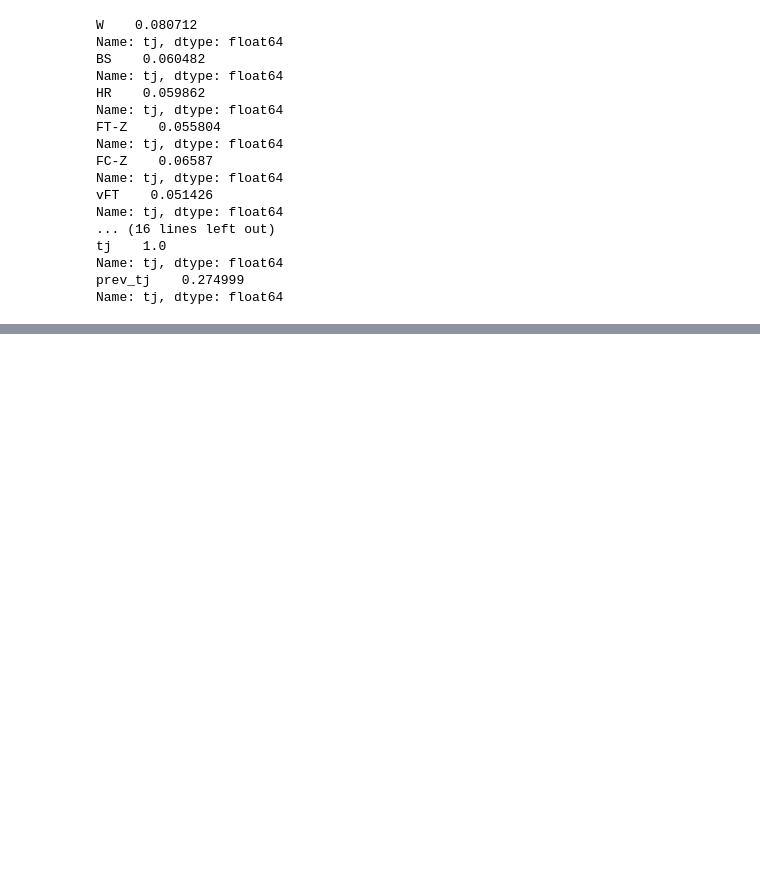
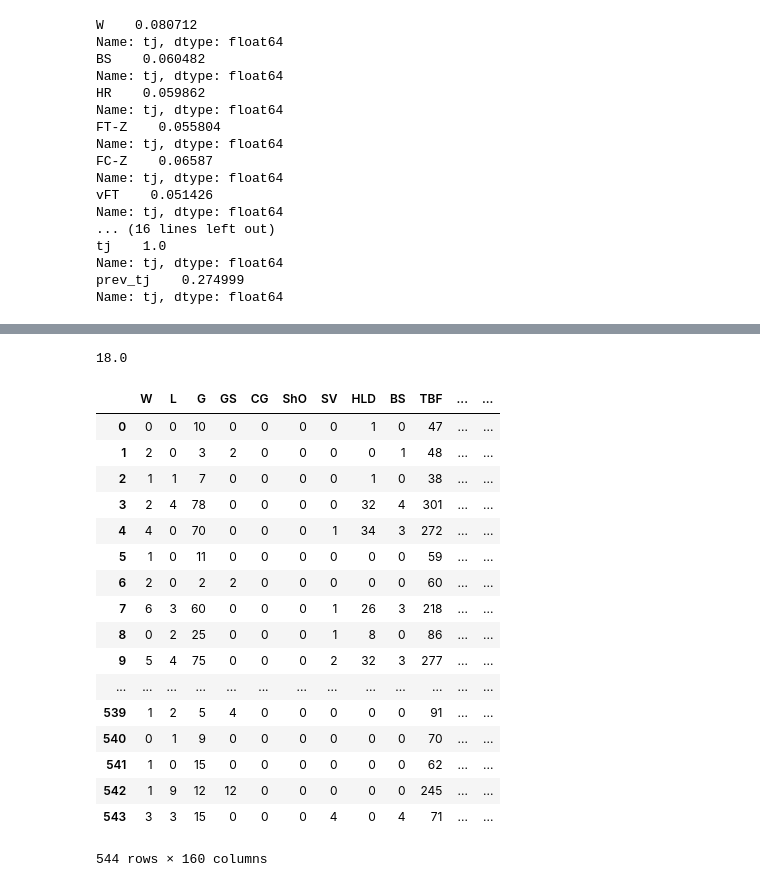
Before and after one commit to anthonygesek/tj_predictor, a Jupyter notebook: TJtime.ipynb, the cells around one changed output, grey strips where cells are left out. Drawn from its saved outputs; the diff is of its cells as text; code cells hidden in the pictures; blank space fills up the shorter version.

```diff
--- a/TJtime.ipynb
+++ b/TJtime.ipynb
@@ -312,4 +312,0 @@ dtype: int64
-# %%
-
-for index, row in pitchers_2014.iterrows():
-    pitchers_2014.loc[index,'IP'] = np.mean(pitchers_2014.loc[index,'IP_x'])
@@ -382,6 +445,8 @@ Name: HR/FB, dtype: object
 def f(x):
     if x > 0 and type(x) is not float:
         return float(x.split(' %')[0])
+    else:
+        return x
 # %%
 cols2014 = pitchers_2014.columns.tolist()
 # %%
@@ -513,3 +578,18 @@ tj    1.0
 Name: tj, dtype: float64
 prev_tj    0.274999
 Name: tj, dtype: float64
+# %%
+def engineer(dataframe, year):
+    cols = dataframe.columns.tolist()
+    for c in cols:
+        if '%' in c:
+            dataframe[c] = dataframe[c].apply(f)
+    dataframe['HR/FB'] = dataframe['HR/FB'].apply(f)
+    dataframe['playerid'] = dataframe['playerid'].apply(lambda x:str(x))
+    for index, row in dataframe.iterrows():
+        if row['playerid'] in tj_dict and tj_dict[row['playerid']]['year'] == year + 1:
+            dataframe.loc[index, 'tj'] = 1
+        else:
+            dataframe.loc[index, 'tj'] = 0
+    dataframe['playerid'] = dataframe['playerid'] + '_'+str(year)
+    return dataframe
@@ -515,0 +712,4 @@ Name: tj, dtype: float64
+# %%
+pitchers_2012.tj.sum()
+# %% [output]
+18.0
@@ -515,0 +718,21 @@ Name: tj, dtype: float64
+# %%
+engineer(pitchers_2011, 2011)
+# %% [output]
+|  | W | L | G | GS | CG | ShO | SV | HLD | BS | TBF | ... | ... |
+| 0 | 0 | 0 | 10 | 0 | 0 | 0 | 0 | 1 | 0 | 47 | ... | ... |
+| 1 | 2 | 0 | 3 | 2 | 0 | 0 | 0 | 0 | 1 | 48 | ... | ... |
+| 2 | 1 | 1 | 7 | 0 | 0 | 0 | 0 | 1 | 0 | 38 | ... | ... |
+| 3 | 2 | 4 | 78 | 0 | 0 | 0 | 0 | 32 | 4 | 301 | ... | ... |
+| 4 | 4 | 0 | 70 | 0 | 0 | 0 | 1 | 34 | 3 | 272 | ... | ... |
+| 5 | 1 | 0 | 11 | 0 | 0 | 0 | 0 | 0 | 0 | 59 | ... | ... |
+| 6 | 2 | 0 | 2 | 2 | 0 | 0 | 0 | 0 | 0 | 60 | ... | ... |
+| 7 | 6 | 3 | 60 | 0 | 0 | 0 | 1 | 26 | 3 | 218 | ... | ... |
+| 8 | 0 | 2 | 25 | 0 | 0 | 0 | 1 | 8 | 0 | 86 | ... | ... |
+| 9 | 5 | 4 | 75 | 0 | 0 | 0 | 2 | 32 | 3 | 277 | ... | ... |
+| ... | ... | ... | ... | ... | ... | ... | ... | ... | ... | ... | ... | ... |
+| 539 | 1 | 2 | 5 | 4 | 0 | 0 | 0 | 0 | 0 | 91 | ... | ... |
+| 540 | 0 | 1 | 9 | 0 | 0 | 0 | 0 | 0 | 0 | 70 | ... | ... |
+| 541 | 1 | 0 | 15 | 0 | 0 | 0 | 0 | 0 | 0 | 62 | ... | ... |
+| 542 | 1 | 9 | 12 | 12 | 0 | 0 | 0 | 0 | 0 | 245 | ... | ... |
+| 543 | 3 | 3 | 15 | 0 | 0 | 0 | 4 | 0 | 4 | 71 | ... | ... |
+544 rows × 160 columns
```
Also changed, not shown: parts of 69 cells of this notebook, 7 other files.
